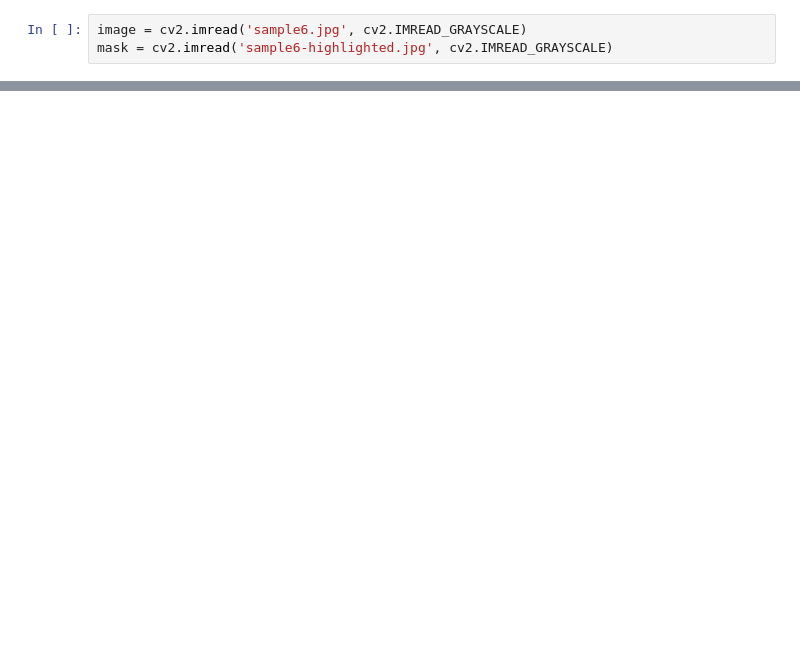
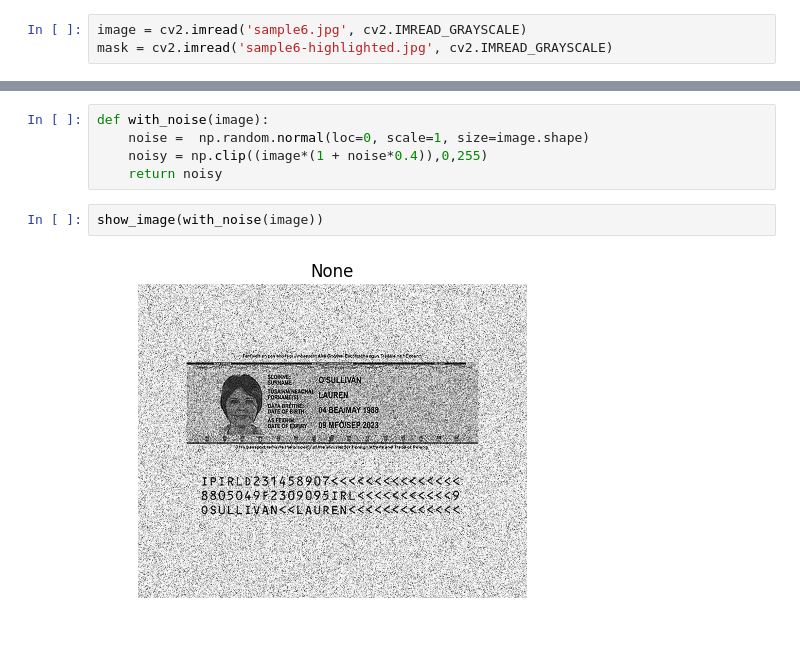
Before and after one commit to xmarvin/angle-bracket-detection-lab, a Jupyter notebook: Augmentation.ipynb, the cells around one changed output, grey strips where cells are left out. Drawn from its saved outputs; the diff is of its cells as text; blank space fills up the shorter version.

```diff
--- a/Augmentation.ipynb
+++ b/Augmentation.ipynb
@@ -78,0 +71,9 @@ show_image(m1)
+# %%
+def with_noise(image):
+    noise =  np.random.normal(loc=0, scale=1, size=image.shape)
+    noisy = np.clip((image*(1 + noise*0.4)),0,255)
+    return noisy
+# %%
+show_image(with_noise(image))
+# %% [output]
+[figure, added]
```
Also changed, not shown: parts of 6 cells of this notebook, 7 other files.
